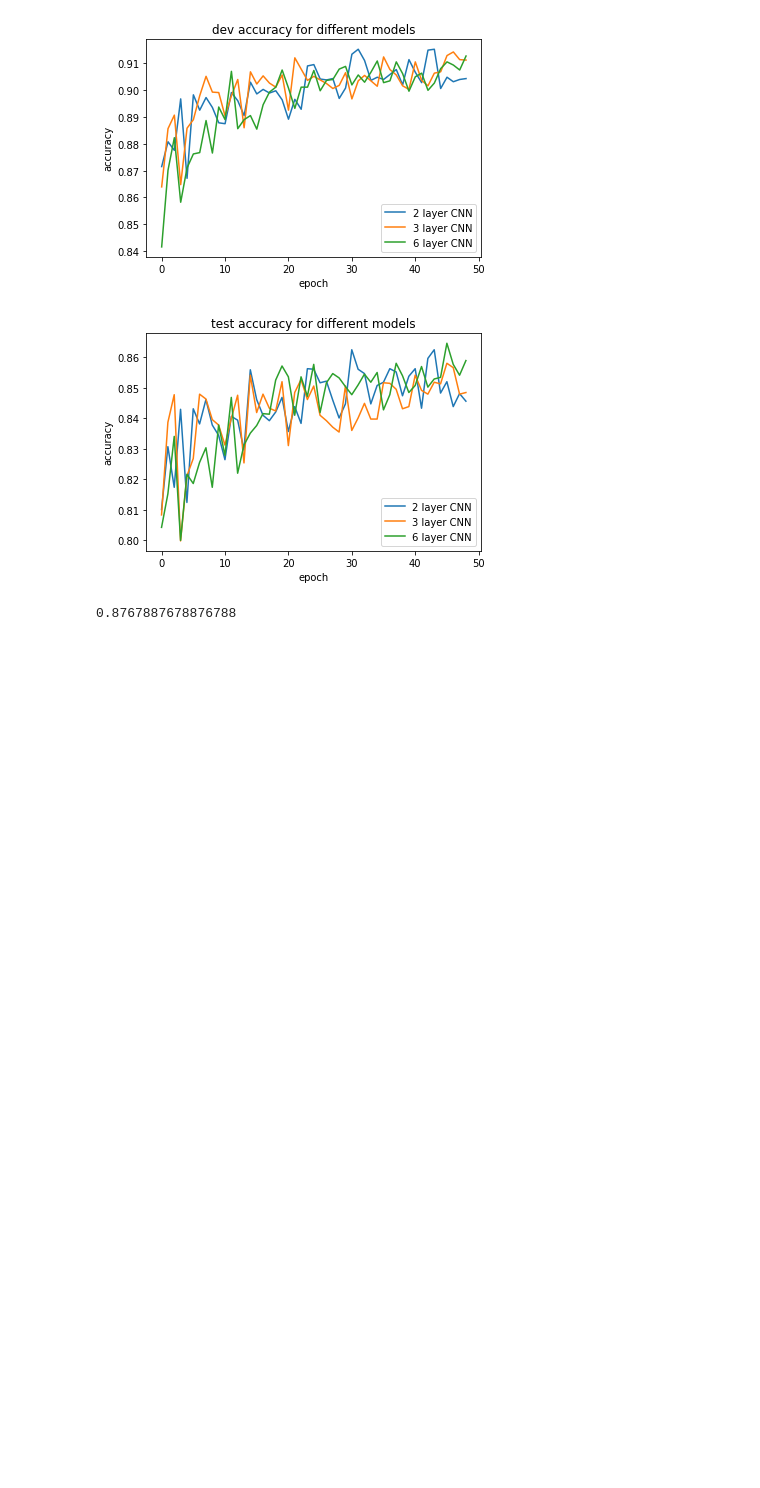
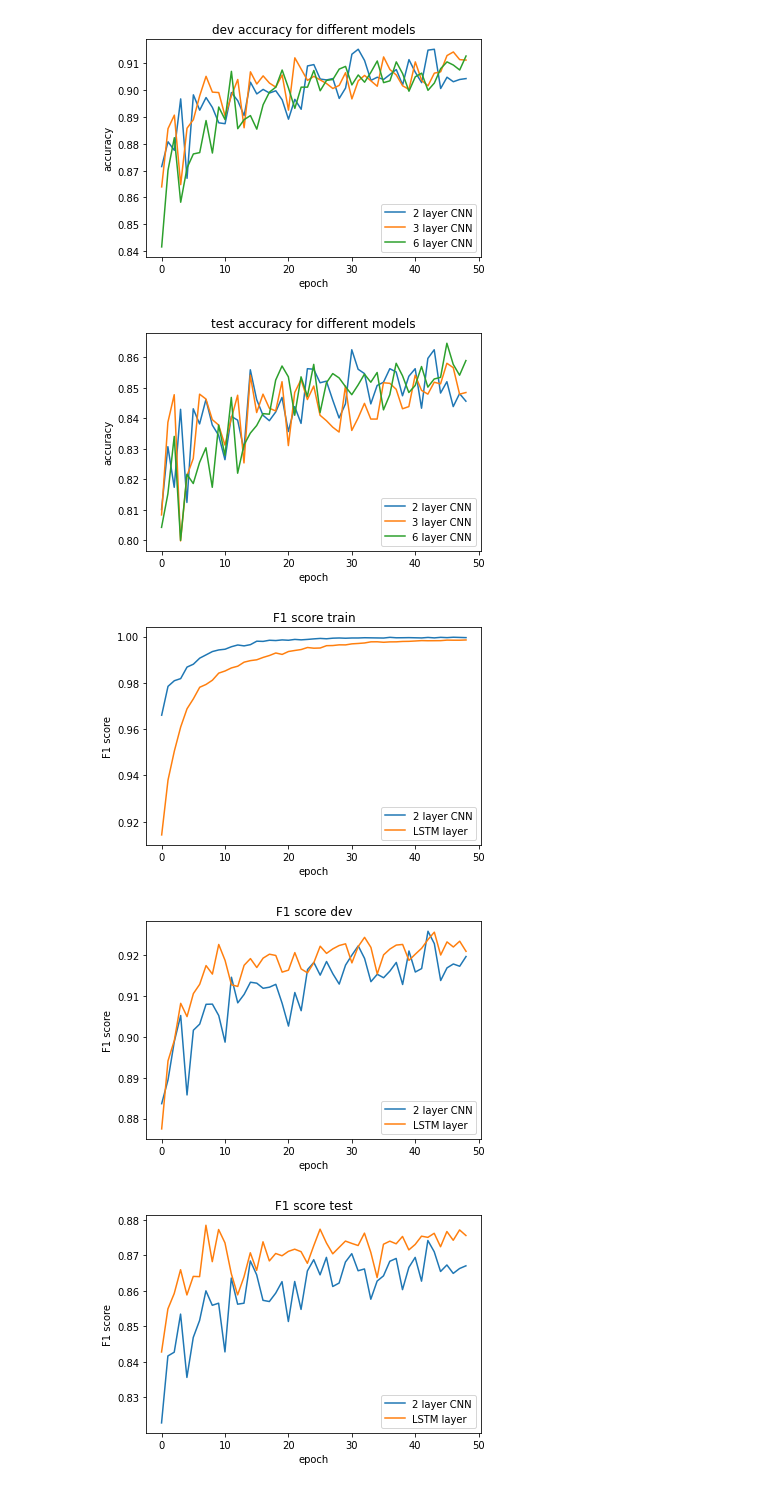
Before and after one commit to ABHISHEK03312/NLP-assignment2, a Jupyter notebook: results-graphs.ipynb, the cells around one changed output. Drawn from its saved outputs; the diff is of its cells as text; code cells hidden in the pictures; blank space fills up the shorter version.

Commit message:
updated results graphs

```diff
--- a/results-graphs.ipynb
+++ b/results-graphs.ipynb
@@ -23,6 +23,10 @@ cnn_5_layer_test = pd.read_csv("/Users/abhishekvaidyanathan/Desktop/NLP-assignme
 cnn_6_layer_train = pd.read_csv("/Users/abhishekvaidyanathan/Desktop/NLP-assignment2/6-CNN-layer/6Train.csv")
 cnn_6_layer_dev = pd.read_csv("/Users/abhishekvaidyanathan/Desktop/NLP-assignment2/6-CNN-layer/6Dev.csv")
 cnn_6_layer_test = pd.read_csv("/Users/abhishekvaidyanathan/Desktop/NLP-assignment2/6-CNN-layer/6Test.csv")
+
+lstm_layer_train= pd.read_csv("/Users/abhishekvaidyanathan/Desktop/NLP-assignment2/LSTM-layer/lstm-layer-Train.csv")
+lstm_layer_dev = pd.read_csv("/Users/abhishekvaidyanathan/Desktop/NLP-assignment2/LSTM-layer/lstm-layer-Dev.csv")
+lstm_layer_test = pd.read_csv("/Users/abhishekvaidyanathan/Desktop/NLP-assignment2/LSTM-layer/lstm-layer-Test.csv")
 # %%
 #printing out first 5 lines of the data
 cnn_1_layer_dev.head()
@@ -292,7 +296,35 @@ plt.show()
 [figure]
 [figure]
 [figure]
-# %%
-max(cnn_6_layer_test.best_F)
-# %% [output]
-0.8767887678876788
+# %%
+#plotting F1-score vs epochs for train, test, dev
+plt.figure(1)
+plt.plot(cnn_2_layer_train['new_F'])
+plt.plot(lstm_layer_train['new_F'])
+plt.title('F1 score train')
+plt.ylabel('F1 score')
+plt.xlabel('epoch')
+plt.legend(['2 layer CNN','LSTM layer'], loc='lower right')
+plt.show()
+
+plt.figure(2)
+plt.plot(cnn_2_layer_dev['new_F'])
+plt.plot(lstm_layer_dev['new_F'])
+plt.title('F1 score dev')
+plt.ylabel('F1 score')
+plt.xlabel('epoch')
+plt.legend(['2 layer CNN','LSTM layer'], loc='lower right')
+plt.show()
+
+plt.figure(3)
+plt.plot(cnn_2_layer_test['new_F'])
+plt.plot(lstm_layer_test['new_F'])
+plt.title('F1 score test')
+plt.ylabel('F1 score')
+plt.xlabel('epoch')
+plt.legend(['2 layer CNN','LSTM layer'], loc='lower right')
+plt.show()
+# %% [output]
+[figure, added]
+[figure, added]
+[figure, added]
```
Also changed, not shown: parts of 1 cell of this notebook.
